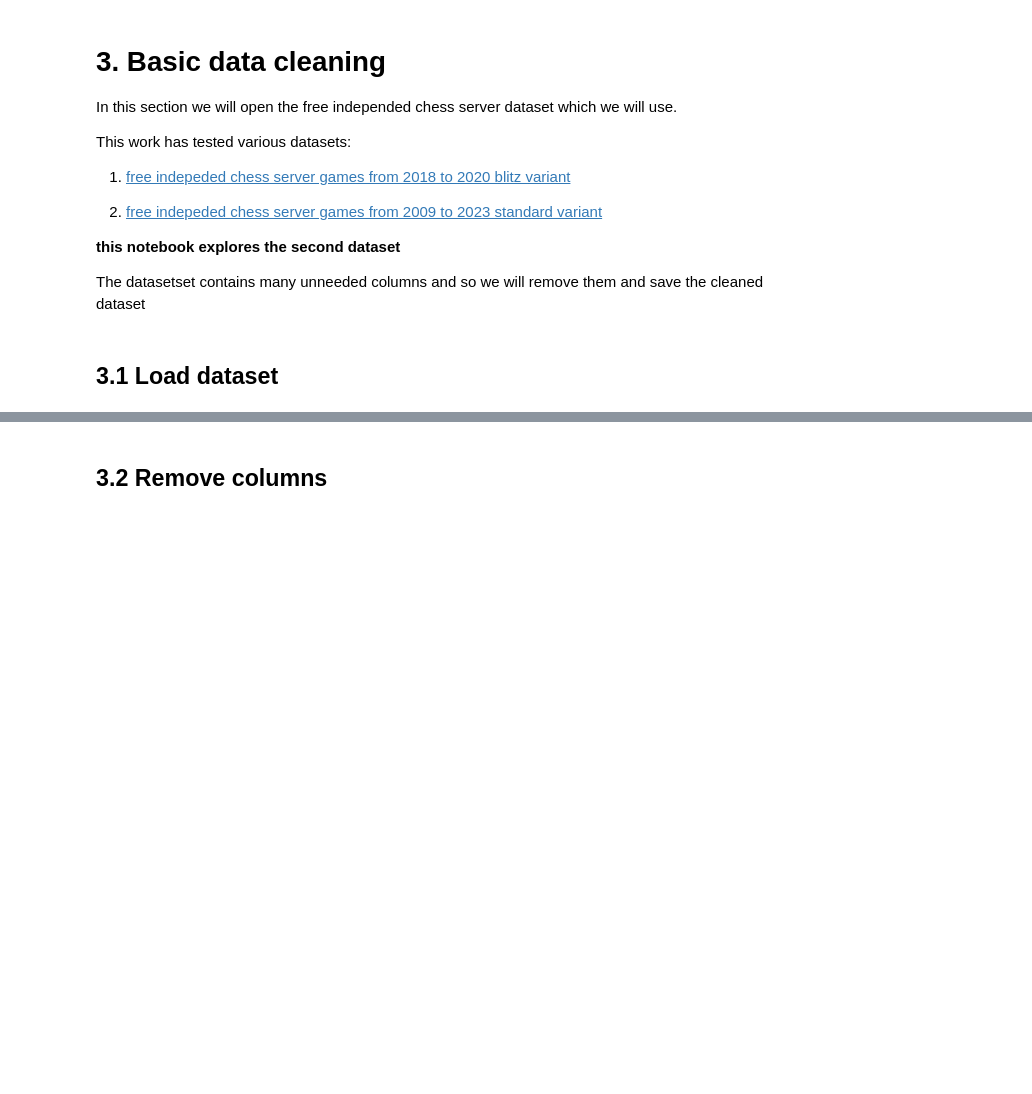
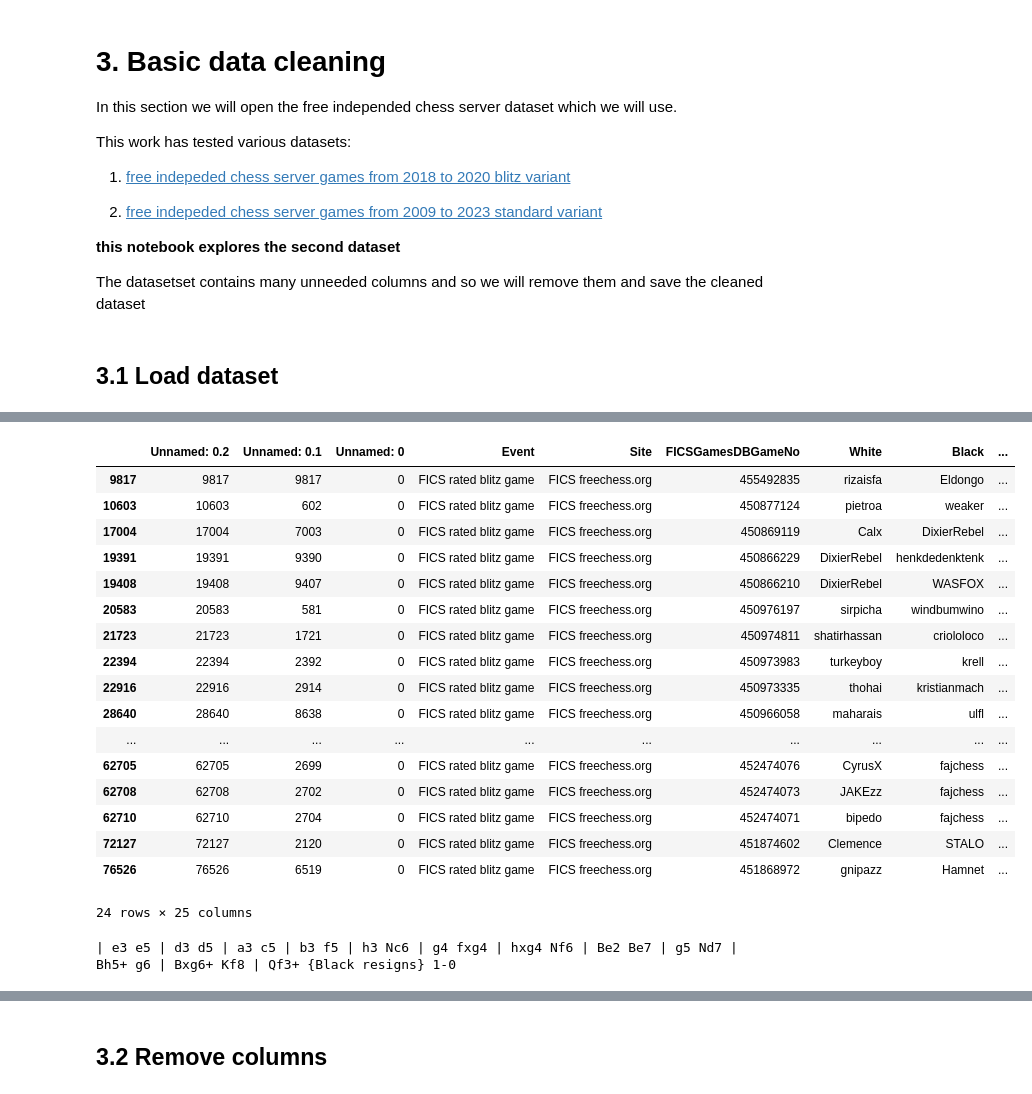
Before and after one commit to ariel-zilber/chess_improments_patterns, a Jupyter notebook: notebooks/P2_01_eda.ipynb, the cells around one changed output, grey strips where cells are left out. Drawn from its saved outputs; the diff is of its cells as text; code cells hidden in the pictures; blank space fills up the shorter version.

```diff
--- a/notebooks/P2_01_eda.ipynb
+++ b/notebooks/P2_01_eda.ipynb
@@ -122,0 +111,27 @@ df
+# %%
+for df in pd.read_csv(f"{PROJECT_PATH}/data/fics/proccessed/chess-games.csv",  chunksize=90000):
+  sample=df
+  break
+sample["Year"]=sample.Date.apply(lambda r:r.split(".")[0])
+sample=sample[sample.Year=="2018"]
+sample["Timestap"]=sample["Date"]+" "+sample["Time"]
+sample
+# %% [output]
+|  | Unnamed: 0.2 | Unnamed: 0.1 | Unnamed: 0 | Event | Site | FICSGamesDBGameNo | White | Black | ... |
+| 9817 | 9817 | 9817 | 0 | FICS rated blitz game | FICS freechess.org | 455492835 | rizaisfa | Eldongo | ... |
+| 10603 | 10603 | 602 | 0 | FICS rated blitz game | FICS freechess.org | 450877124 | pietroa | weaker | ... |
+| 17004 | 17004 | 7003 | 0 | FICS rated blitz game | FICS freechess.org | 450869119 | Calx | DixierRebel | ... |
+| 19391 | 19391 | 9390 | 0 | FICS rated blitz game | FICS freechess.org | 450866229 | DixierRebel | henkdedenktenk | ... |
+| 19408 | 19408 | 9407 | 0 | FICS rated blitz game | FICS freechess.org | 450866210 | DixierRebel | WASFOX | ... |
+| 20583 | 20583 | 581 | 0 | FICS rated blitz game | FICS freechess.org | 450976197 | sirpicha | windbumwino | ... |
+| 21723 | 21723 | 1721 | 0 | FICS rated blitz game | FICS freechess.org | 450974811 | shatirhassan | criololoco | ... |
+| 22394 | 22394 | 2392 | 0 | FICS rated blitz game | FICS freechess.org | 450973983 | turkeyboy | krell | ... |
+| 22916 | 22916 | 2914 | 0 | FICS rated blitz game | FICS freechess.org | 450973335 | thohai | kristianmach | ... |
+| 28640 | 28640 | 8638 | 0 | FICS rated blitz game | FICS freechess.org | 450966058 | maharais | ulfl | ... |
+| ... | ... | ... | ... | ... | ... | ... | ... | ... | ... |
+| 62705 | 62705 | 2699 | 0 | FICS rated blitz game | FICS freechess.org | 452474076 | CyrusX | fajchess | ... |
+| 62708 | 62708 | 2702 | 0 | FICS rated blitz game | FICS freechess.org | 452474073 | JAKEzz | fajchess | ... |
+| 62710 | 62710 | 2704 | 0 | FICS rated blitz game | FICS freechess.org | 452474071 | bipedo | fajchess | ... |
+| 72127 | 72127 | 2120 | 0 | FICS rated blitz game | FICS freechess.org | 451874602 | Clemence | STALO | ... |
+| 76526 | 76526 | 6519 | 0 | FICS rated blitz game | FICS freechess.org | 451868972 | gnipazz | Hamnet | ... |
+24 rows × 25 columns
@@ -122,0 +141,7 @@ df
+# %%
+for moves in list(sample["Move"]):
+    print(moves)
+
+    break
+# %% [output]
+| e3 e5 | d3 d5 | a3 c5 | b3 f5 | h3 Nc6 | g4 fxg4 | hxg4 Nf6 | Be2 Be7 | g5 Nd7 | Bh5+ g6 | Bxg6+ Kf8 | Qf3+ {Black resigns} 1-0
```
Also changed, not shown: parts of 102 cells of this notebook, 8 other files.
